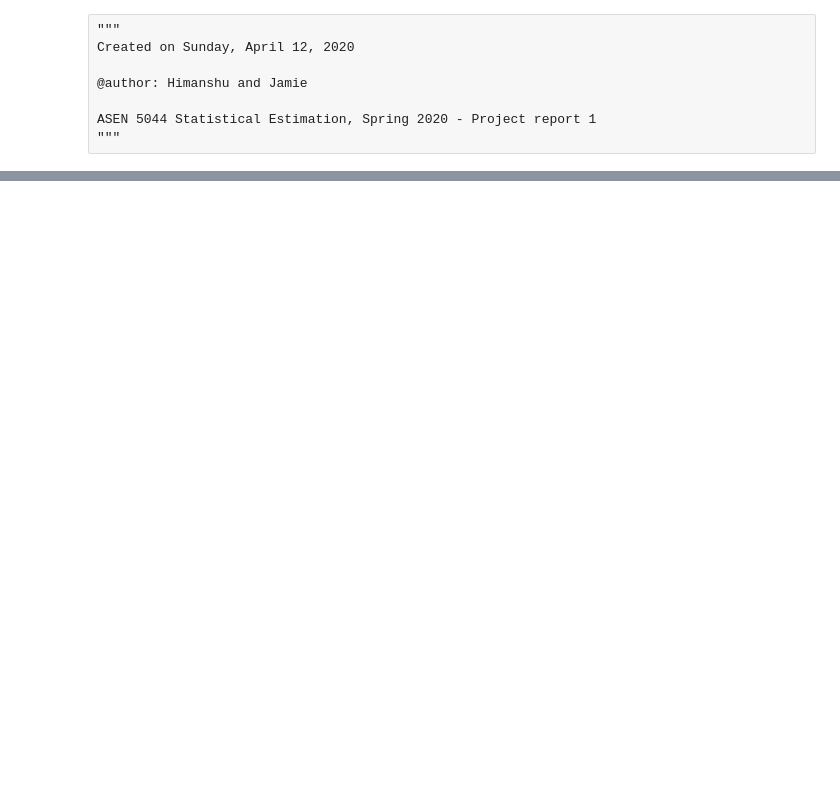
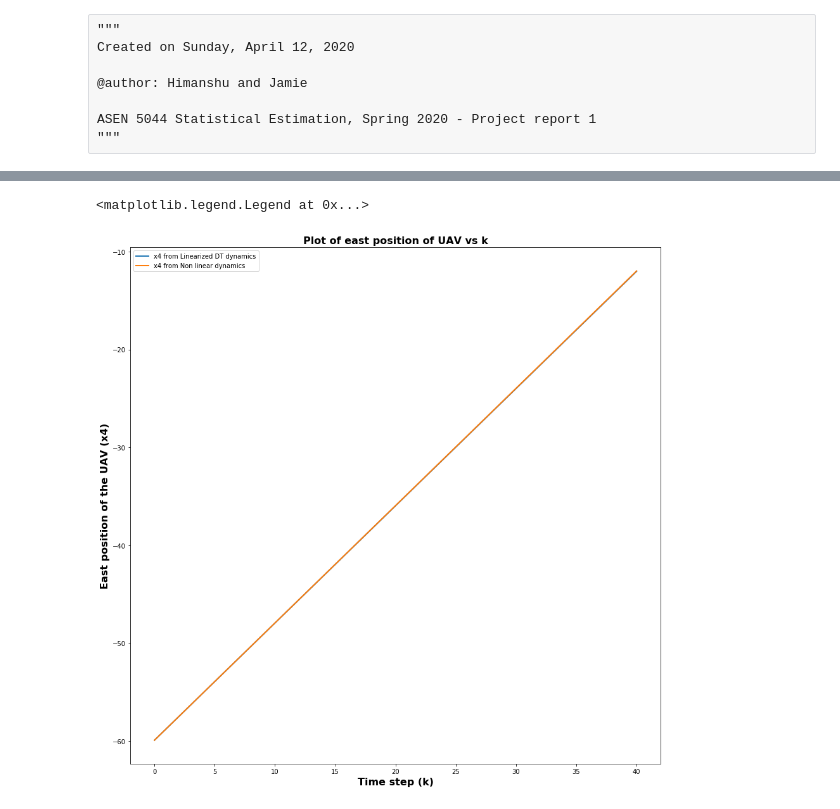
Before and after one commit to himanshugupta1009/robot_localization, a Jupyter notebook: PR-1.ipynb, the cells around one changed output, grey strips where cells are left out. Cells and saved outputs as stored; diff of their text form; code cells hidden in the pictures; blank space fills up the shorter version.

```diff
--- a/PR-1.ipynb
+++ b/PR-1.ipynb
@@ -212,0 +238,22 @@ len(nominal_trajectory)
+# %%
+#Plot x[4] or east position of UAV
+
+linearized_DT_x4 = []
+non_linear_x4 = []
+
+for state in linearized_DT_states:
+    linearized_DT_x4.append(state[3][0])
+
+for state in non_linear_trajectory_with_perturbed_x0:
+    non_linear_x4.append(state[3])
+
+plt.xlabel("Time step (k)",fontsize=16, fontweight='bold')
+plt.ylabel("East position of the UAV (x4)",fontsize=16, fontweight='bold')
+plt.title("Plot of east position of UAV vs k",fontsize=16, fontweight='bold')
+plt.plot(time_steps,linearized_DT_x4,linewidth = 2,label = 'x4 from Linearized DT dynamics')
+plt.plot(time_steps,non_linear_x4,linewidth = 2,label = 'x4 from Non linear dynamics')
+plt.rcParams["figure.figsize"] = (15,15)
+plt.legend()
+# %% [output]
+<matplotlib.legend.Legend at 0x...>
+[figure, added]
```
Also changed, not shown: parts of 24 cells of this notebook.
